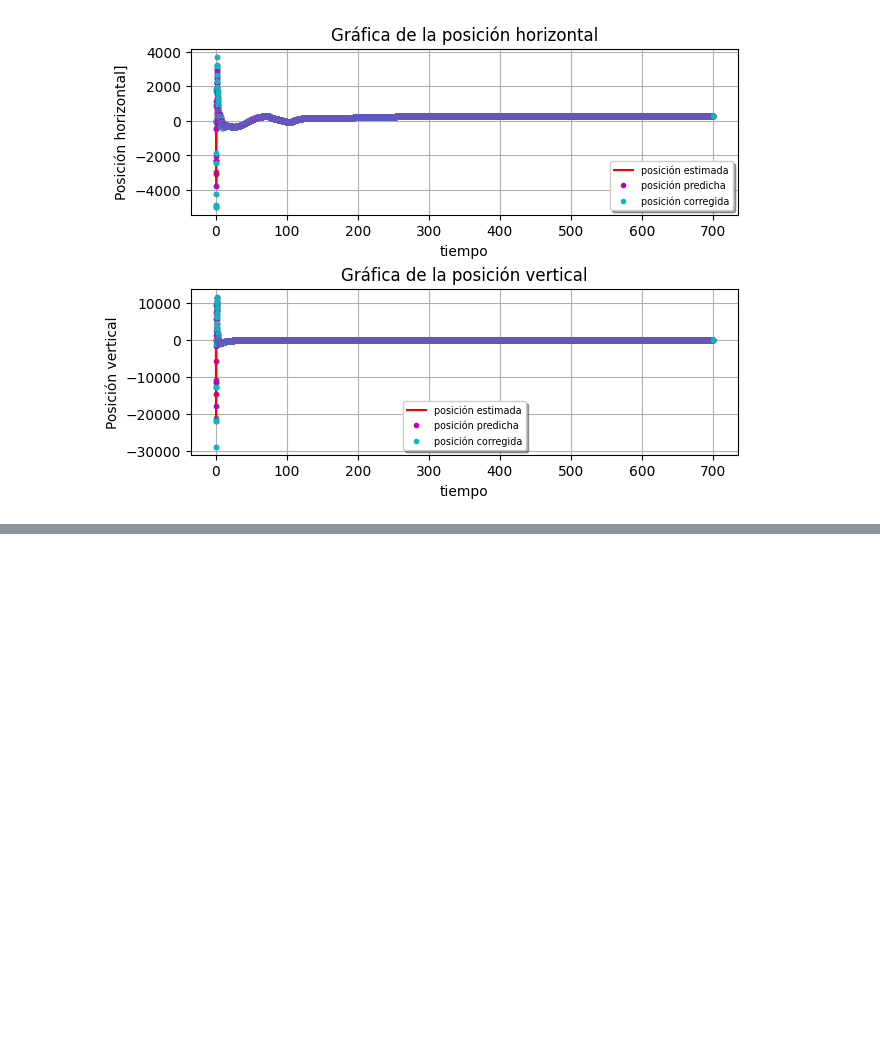
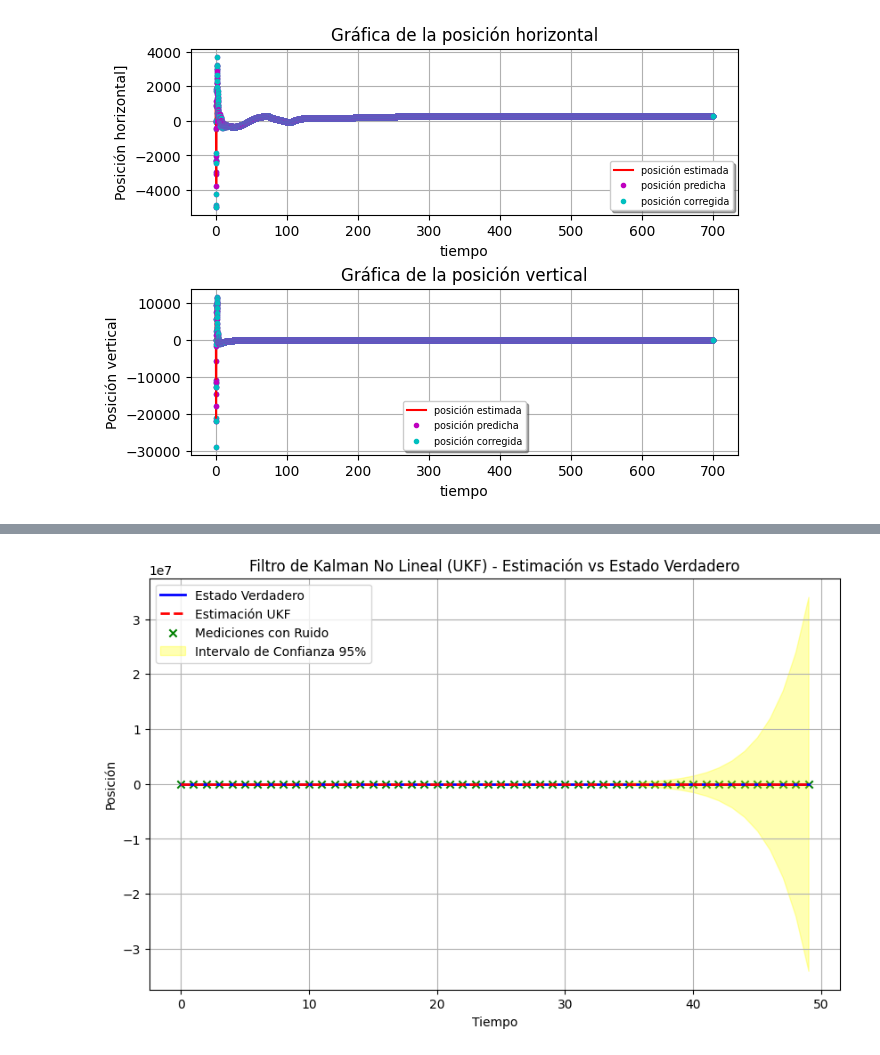
Before and after one commit to rubenmartinezgonzalez94/UADY_3_EB, a Jupyter notebook: EKF_SeguimientoAutomovil.ipynb/EKF_SeguimientoAutomovil.ipynb, the cells around one changed output, grey strips where cells are left out. Drawn from its saved outputs; the diff is of its cells as text; code cells hidden in the pictures; blank space fills up the shorter version.

```diff
--- a/EKF_SeguimientoAutomovil.ipynb/EKF_SeguimientoAutomovil.ipynb
+++ b/EKF_SeguimientoAutomovil.ipynb/EKF_SeguimientoAutomovil.ipynb
@@ -368,0 +521,50 @@ legend21 = ax22.legend(loc='lower center', shadow=True, fontsize='x-small')
+# %%
+# Parámetros de ejemplo
+# Inicialización
+time_steps = 50
+true_state = np.linspace(0, 10, time_steps)  # Verdadero estado, por ejemplo una línea recta
+
+# Simulamos algunas mediciones (rango)
+measurements = true_state + np.random.normal(0, 1, time_steps)  # Medición con ruido
+
+# Resultados del filtro UKF
+mu_est = np.zeros(time_steps)
+mu_est[0] = mu_updated[0]  # Estado inicial estimado por UKF
+Sigma_est = np.zeros(time_steps)
+
+# Realiza las iteraciones del UKF para obtener las estimaciones del estado
+for t in range(1, time_steps):
+    # Convertir la medición en un vector
+    z = np.array([measurements[t]])  # Convertir la medición en un vector
+
+    # Actualizar el estado usando el UKF
+    mu_updated, Sigma_updated = unscented_kalman_filter(mu_updated, Sigma_updated, u, z, func_g, h, R, Q)
+
+    # Guardamos el estado estimado y su covarianza
+    mu_est[t] = mu_updated[0]
+    Sigma_est[t] = Sigma_updated[0, 0]
+
+# Graficar los resultados
+plt.figure(figsize=(10, 6))
+
+# Estado verdadero
+plt.plot(true_state, label='Estado Verdadero', color='blue', linestyle='-', linewidth=2)
+
+# Estimaciones del UKF
+plt.plot(mu_est, label='Estimación UKF', color='red', linestyle='--', linewidth=2)
+
+# Mediciones con ruido
+plt.scatter(range(time_steps), measurements, color='green', marker='x', label='Mediciones con Ruido')
+
+# Intervalos de confianza (2 sigmas)
+plt.fill_between(range(time_steps), mu_est - 2 * np.sqrt(Sigma_est), mu_est + 2 * np.sqrt(Sigma_est),
+                 color='yellow', alpha=0.3, label='Intervalo de Confianza 95%')
+
+plt.title("Filtro de Kalman No Lineal (UKF) - Estimación vs Estado Verdadero")
+plt.xlabel("Tiempo")
+plt.ylabel("Posición")
+plt.legend(loc='upper left')
+plt.grid(True)
+plt.show()
+# %% [output]
+[figure, added]
```
Also changed, not shown: parts of 4 cells of this notebook, 2 other files.
